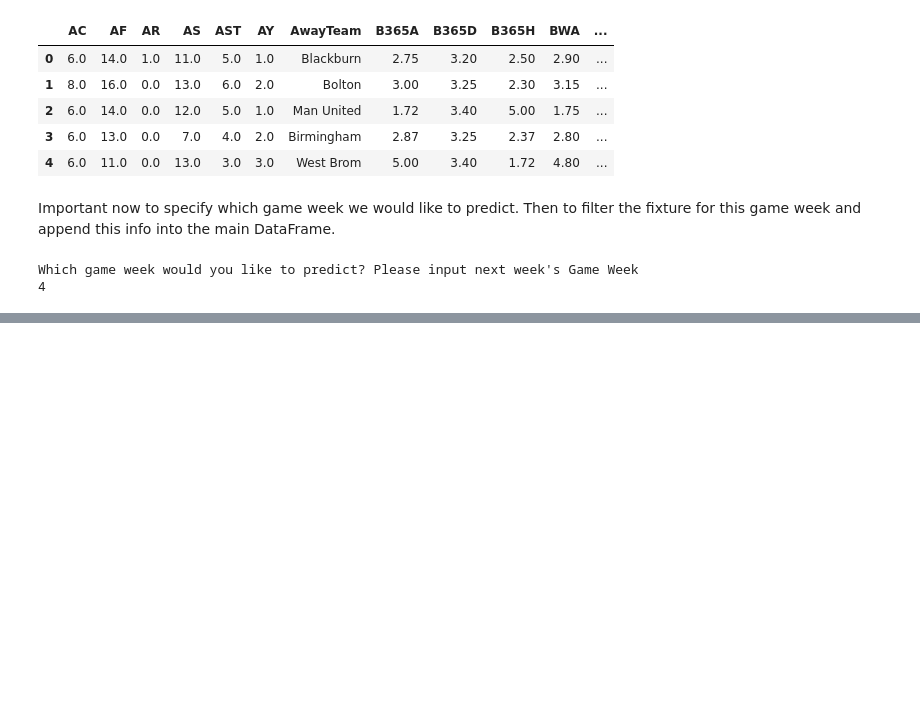
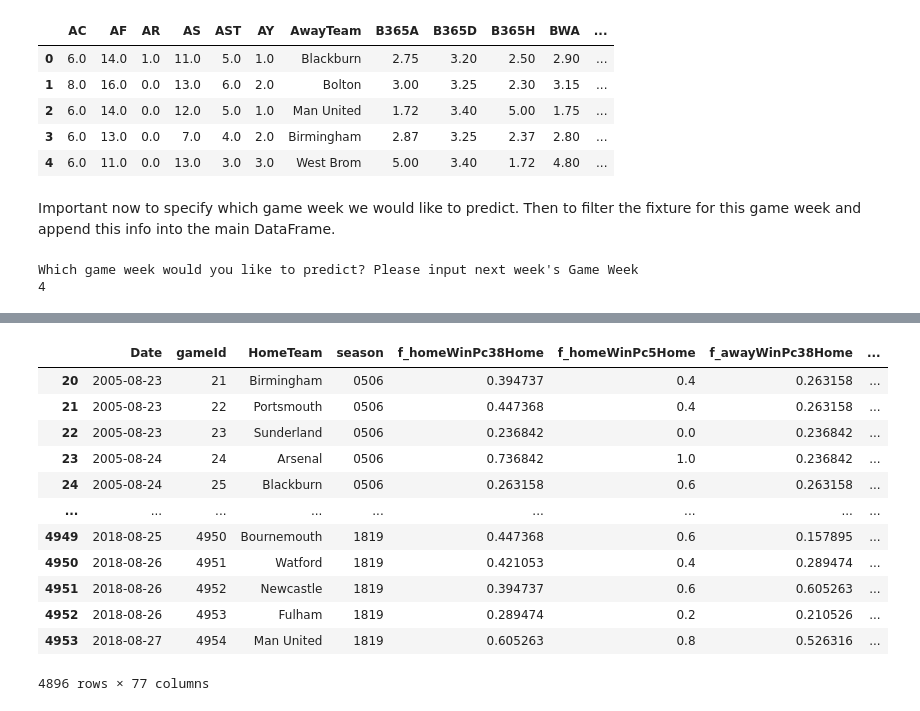
Before and after one commit to cmcelduff/EPL_Odds_Predictor, a Jupyter notebook: EPL_Odds_Predictor/4. Weekly Predictions.ipynb, the cells around one changed output, grey strips where cells are left out. Cells and saved outputs as stored; diff of their text form; code cells hidden in the pictures; blank space fills up the shorter version.

```diff
--- a/EPL_Odds_Predictor/4. Weekly Predictions.ipynb
+++ b/EPL_Odds_Predictor/4. Weekly Predictions.ipynb
@@ -86,0 +120,2 @@ df_including_future_games = (pd.read)
+# %%
+features = create_feature_df(df=df_including_future_games)
@@ -86,0 +130,25 @@ df_including_future_games = (pd.read)
+# %%
+# Create a feature DataFrame for this week's games
+production_df = pd.merge(future_predictions, features, on=['Date', 'HomeTeam', 'AwayTeam', 'season'])
+# %%
+# This entire expression filters the features DataFrame.
+# By using the ~ operator, it selects only the rows where gameId is not present in production_df.gameId.
+# In other words, it excludes from features all the games that are listed in production_df.
+
+training_df = features[~features.gameId.isin(production_df.gameId)]
+# %%
+training_df
+# %% [output]
+|  | Date | gameId | HomeTeam | season | f_homeWinPc38Home | f_homeWinPc5Home | f_awayWinPc38Home | ... |
+| 20 | 2005-08-23 | 21 | Birmingham | 0506 | 0.394737 | 0.4 | 0.263158 | ... |
+| 21 | 2005-08-23 | 22 | Portsmouth | 0506 | 0.447368 | 0.4 | 0.263158 | ... |
+| 22 | 2005-08-23 | 23 | Sunderland | 0506 | 0.236842 | 0.0 | 0.236842 | ... |
+| 23 | 2005-08-24 | 24 | Arsenal | 0506 | 0.736842 | 1.0 | 0.236842 | ... |
+| 24 | 2005-08-24 | 25 | Blackburn | 0506 | 0.263158 | 0.6 | 0.263158 | ... |
+| ... | ... | ... | ... | ... | ... | ... | ... | ... |
+| 4949 | 2018-08-25 | 4950 | Bournemouth | 1819 | 0.447368 | 0.6 | 0.157895 | ... |
+| 4950 | 2018-08-26 | 4951 | Watford | 1819 | 0.421053 | 0.4 | 0.289474 | ... |
+| 4951 | 2018-08-26 | 4952 | Newcastle | 1819 | 0.394737 | 0.6 | 0.605263 | ... |
+| 4952 | 2018-08-26 | 4953 | Fulham | 1819 | 0.289474 | 0.2 | 0.210526 | ... |
+| 4953 | 2018-08-27 | 4954 | Man United | 1819 | 0.605263 | 0.8 | 0.526316 | ... |
+4896 rows × 77 columns
```
Also changed, not shown: parts of 15 cells of this notebook.
